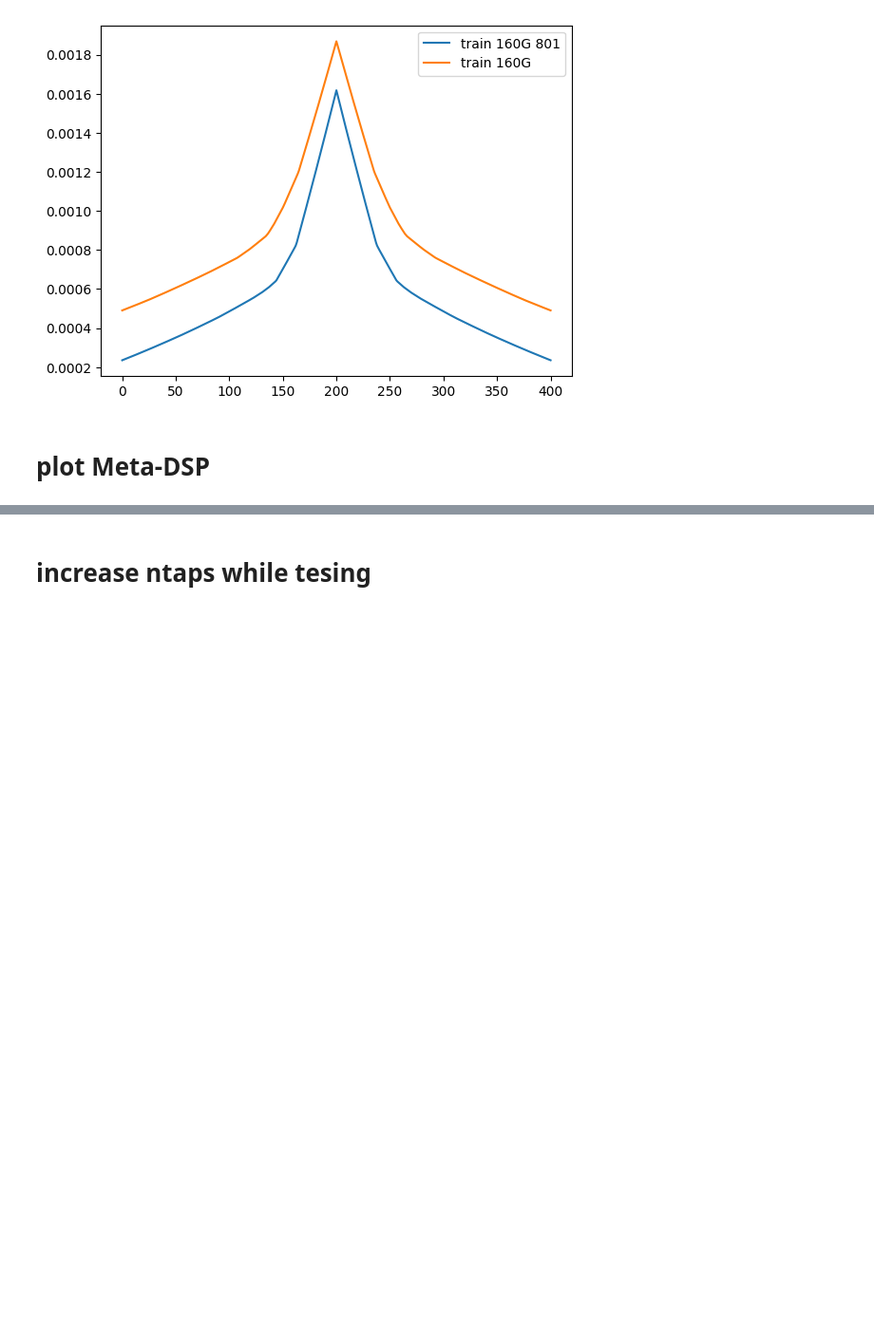
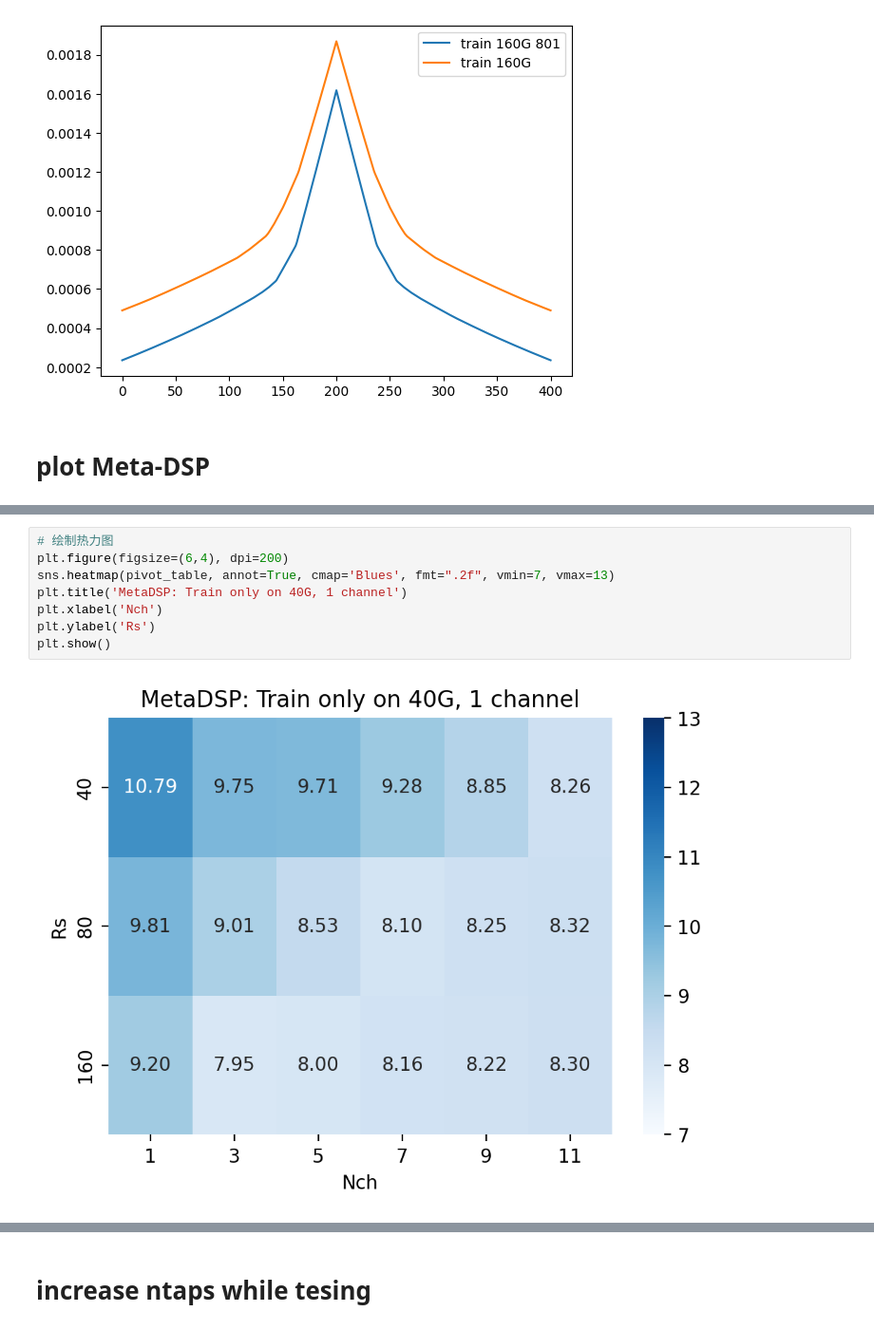
Before and after one commit to xinyuxiao113/TorchFiber, a Jupyter notebook: show_result.ipynb, the cells around one changed output, grey strips where cells are left out. Shown at 95% size. Cells and saved outputs as stored; diff of their text form; blank space fills up the shorter version.

Commit message:
meta-dbp R1

```diff
--- a/show_result.ipynb
+++ b/show_result.ipynb
@@ -290,3 +274,13 @@ Rs
+# %%
+# 绘制热力图
+plt.figure(figsize=(6,4), dpi=200)
+sns.heatmap(pivot_table, annot=True, cmap='Blues', fmt=".2f", vmin=7, vmax=13)
+plt.title('MetaDSP: Train only on 40G, 1 channel')
+plt.xlabel('Nch')
+plt.ylabel('Rs')
+plt.show()
+# %% [output]
+[figure, added]
 # %%
 df[df['Rs']==160][df['Nch'] == 11]
 # %% [output]
```
Also changed, not shown: parts of 5 cells of this notebook, 10 other files.
